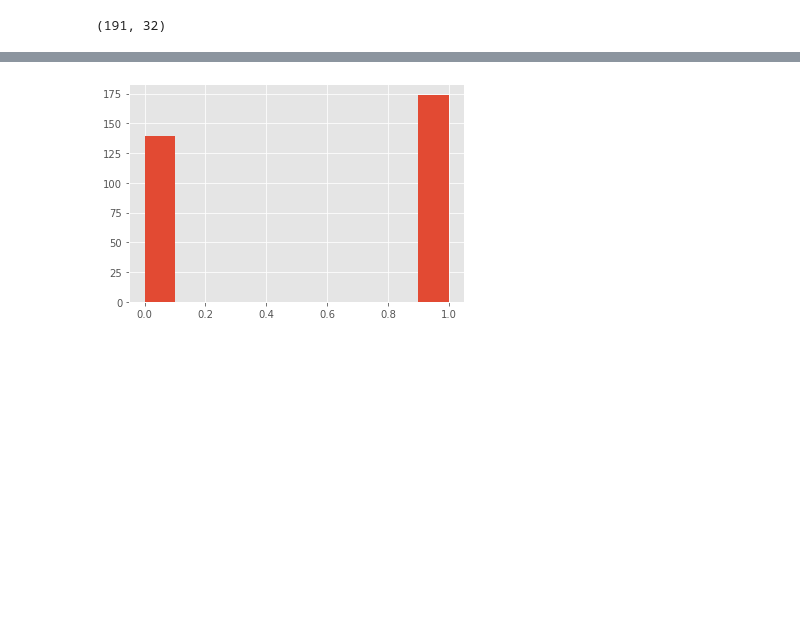
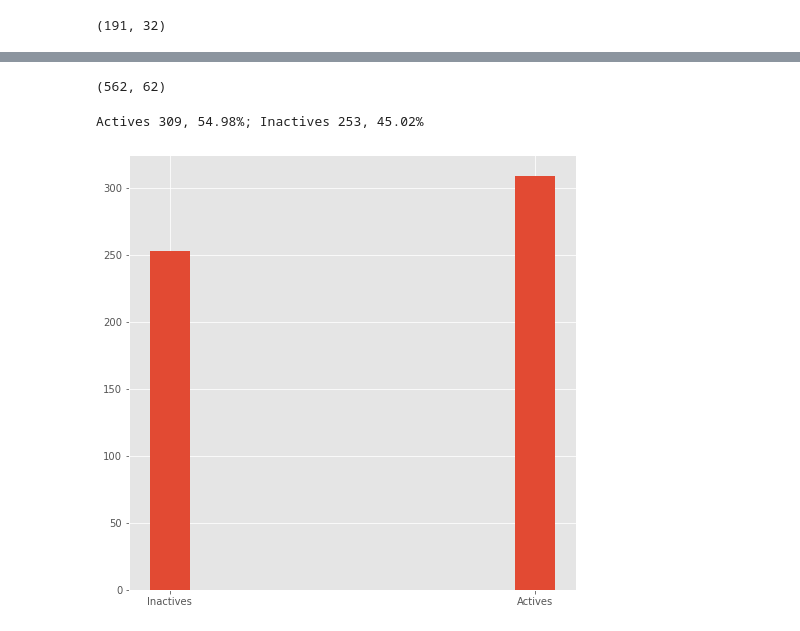
Before and after one commit to danielSoler93/drug_learning, a Jupyter notebook: drug_learning/2D/dataset_sars2.ipynb, the cells around one changed output, grey strips where cells are left out. Saved outputs shown, nothing was run; the diff lists cells and outputs as text; code cells hidden in the pictures; blank space fills up the shorter version.

```diff
--- a/drug_learning/2D/dataset_sars2.ipynb
+++ b/drug_learning/2D/dataset_sars2.ipynb
@@ -221,3 +281,6 @@ RDKit WARNING: [14:42:18] Warning: molecule is tagged as 3D, but all Z coords ar
 # %%
-features_GHDDI, fps_GHDDI, mask_GHDDI = get_molecules_from_data(features_morgan_GHDDI, fps_morgan_GHDDI, data_GHDDI)
+features_GHDDI, fps_GHDDI, mask_GHDDI = get_molecules_from_data(features_morgan_GHDDI, fps_morgan_GHDDI, data_GHDDI, only_exact_matches=False, threshold_similarity=0.2)
+data_GHDDI = data_GHDDI[mask_GHDDI]
+active_SARS1 = data_GHDDI["Is_active"].values
+print(data_GHDDI.shape, sum(mask_GHDDI))
 # %% [output]
@@ -255,3 +303,10 @@ def filter_duplicates(data, col_id, col_structure):
 joined_sets = pd.concat([data_filtered, data_GHDDI], ignore_index=True)
 joined_features = np.vstack((features_full, features_GHDDI))
 joined_fps = fps_full+fps_GHDDI
+joined_sets, mask_to_rm = filter_duplicates(joined_sets, id_col, "Standardized_Molecule_InChIKey")
+joined_features = joined_features[~mask_to_rm]
+joined_fps = list(compress(joined_fps, ~mask_to_rm))
+active = joined_sets["Is_active"].values
+print(joined_sets.shape)
+# %% [output]
+(562, 62)
@@ -262,8 +313,13 @@ joined_fps = list(compress(joined_fps, ~mask_to_rm))
-# %%
-active = joined_sets["Is_active"]
-plt.hist(active, bins=10);
-# %% [output]
-[figure, removed]
+# %%
+plt.figure(figsize=(8,8))
+plt.hist(active, bins=10);
+plt.xticks([0.05, 0.95], ["Inactives", "Actives"])
+n_active = sum(active)
+n_inactive = len(active)-n_active
+print(f"Actives {n_active}, {100*n_active/(n_active+n_inactive):.2f}%; Inactives {n_inactive}, {100*n_inactive/(n_active+n_inactive):.2f}%")
+# %% [output]
+Actives 309, 54.98%; Inactives 253, 45.02%
+[figure, added]
 # %%
 def print_metrics(predicted_values, target_values):
     tn, fp, fn, tp = confusion_matrix(target_values, predicted_values >= 0.5).ravel()
```
Also changed, not shown: parts of 72 cells of this notebook, 3 other files.
